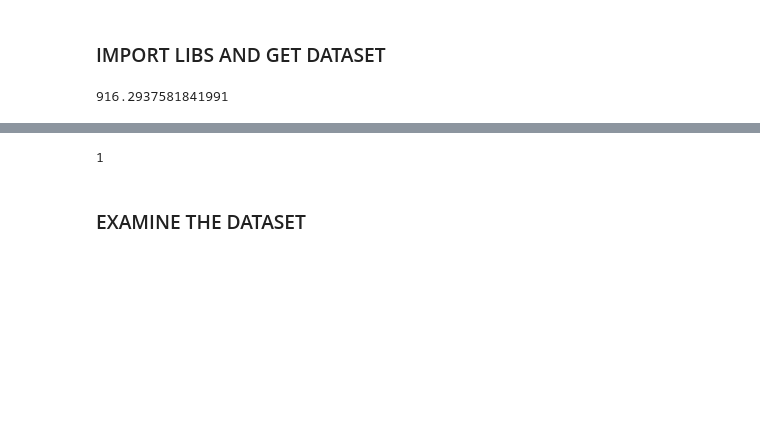
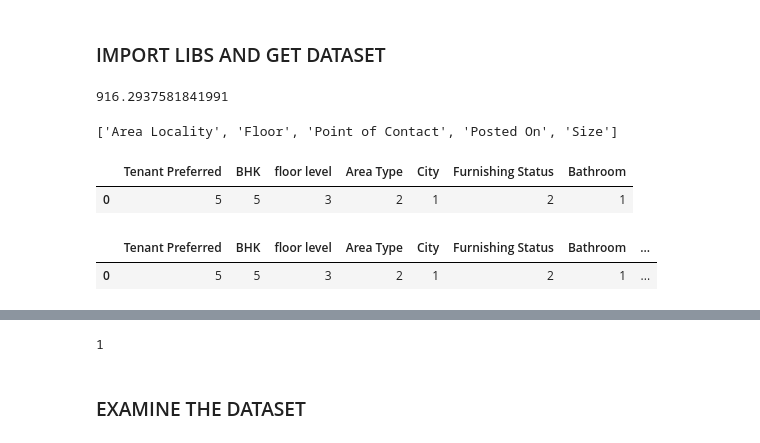
Before and after one commit to remre/housepricer, a Jupyter notebook: workenvfirst.ipynb, the cells around one changed output, grey strips where cells are left out. Drawn from its saved outputs; the diff is of its cells as text; code cells hidden in the pictures; blank space fills up the shorter version.

```diff
--- a/workenvfirst.ipynb
+++ b/workenvfirst.ipynb
@@ -31,12 +31,34 @@ df.loc[df['Bathroom']==2]['Size'].mean()
 916.2937581841991
 # %%
 answer_set = {
-                        'Tenant Preferred': 5,
-                        'BHK': 5,
-                        'floor level': 3,
-                        'Area Type': 2,
-                        'City': 1,
-                        'Furnishing Status': 2,
-                        'Bathroom':1,
+                        'Tenant Preferred': [5],
+                        'BHK': [5],
+                        'floor level': [3],
+                        'Area Type': [2],
+                        'City': [1],
+                        'Furnishing Status': [2],
+                        'Bathroom':[1],
 
                         }
+# %%
+dff = pd.DataFrame.from_dict(answer_set)
+# %%
+klist = list(df.columns.difference(dff.columns))
+# %%
+klist.remove('Rent')
+# %%
+klist
+# %% [output]
+['Area Locality', 'Floor', 'Point of Contact', 'Posted On', 'Size']
+# %%
+dff
+# %% [output]
+|  | Tenant Preferred | BHK | floor level | Area Type | City | Furnishing Status | Bathroom |
+| 0 | 5 | 5 | 3 | 2 | 1 | 2 | 1 |
+# %%
+for i in klist:
+    dff[i] = 0
+dff
+# %% [output]
+|  | Tenant Preferred | BHK | floor level | Area Type | City | Furnishing Status | Bathroom | ... |
+| 0 | 5 | 5 | 3 | 2 | 1 | 2 | 1 | ... |
```
Also changed, not shown: parts of 2 cells of this notebook, 3 other files.
